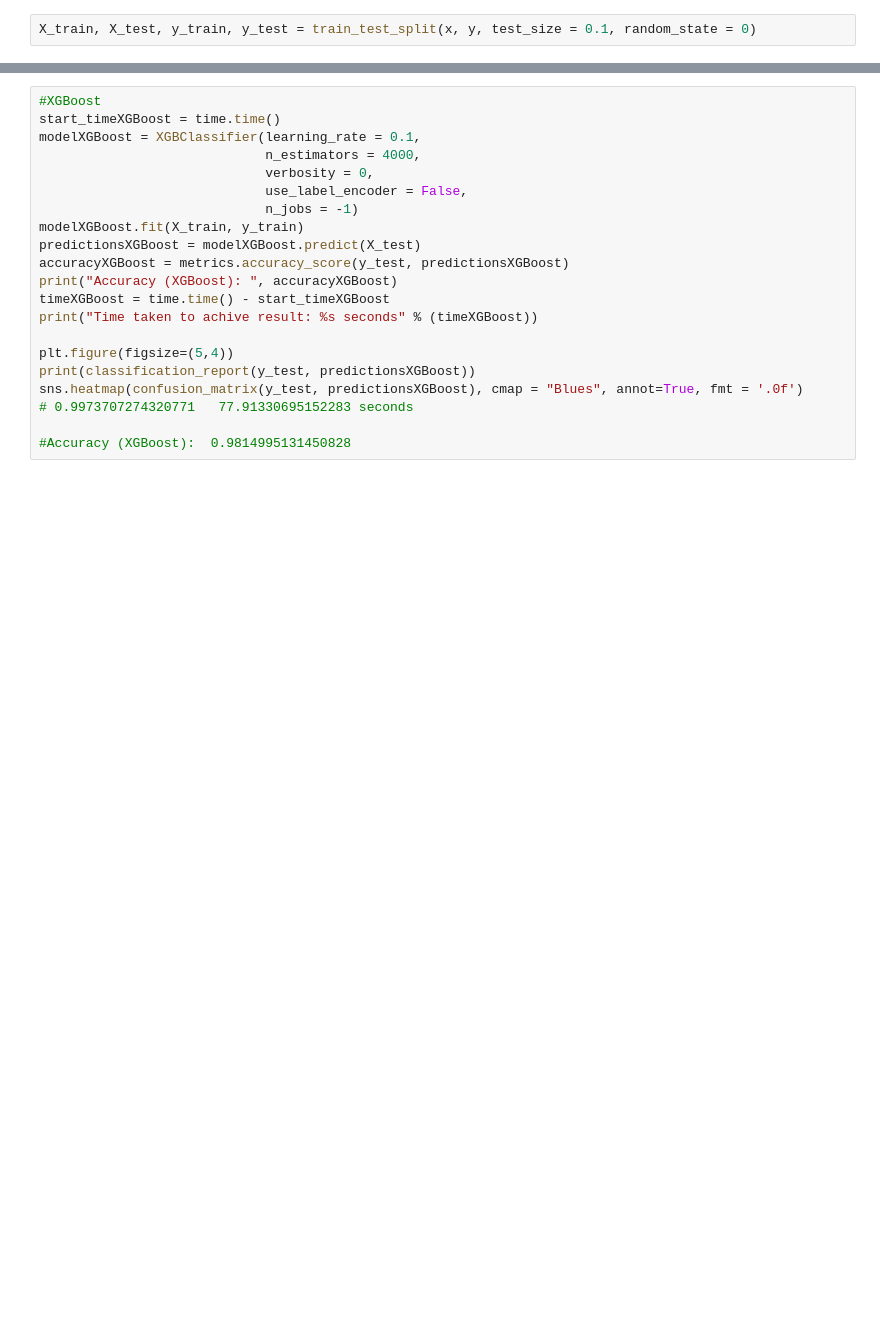
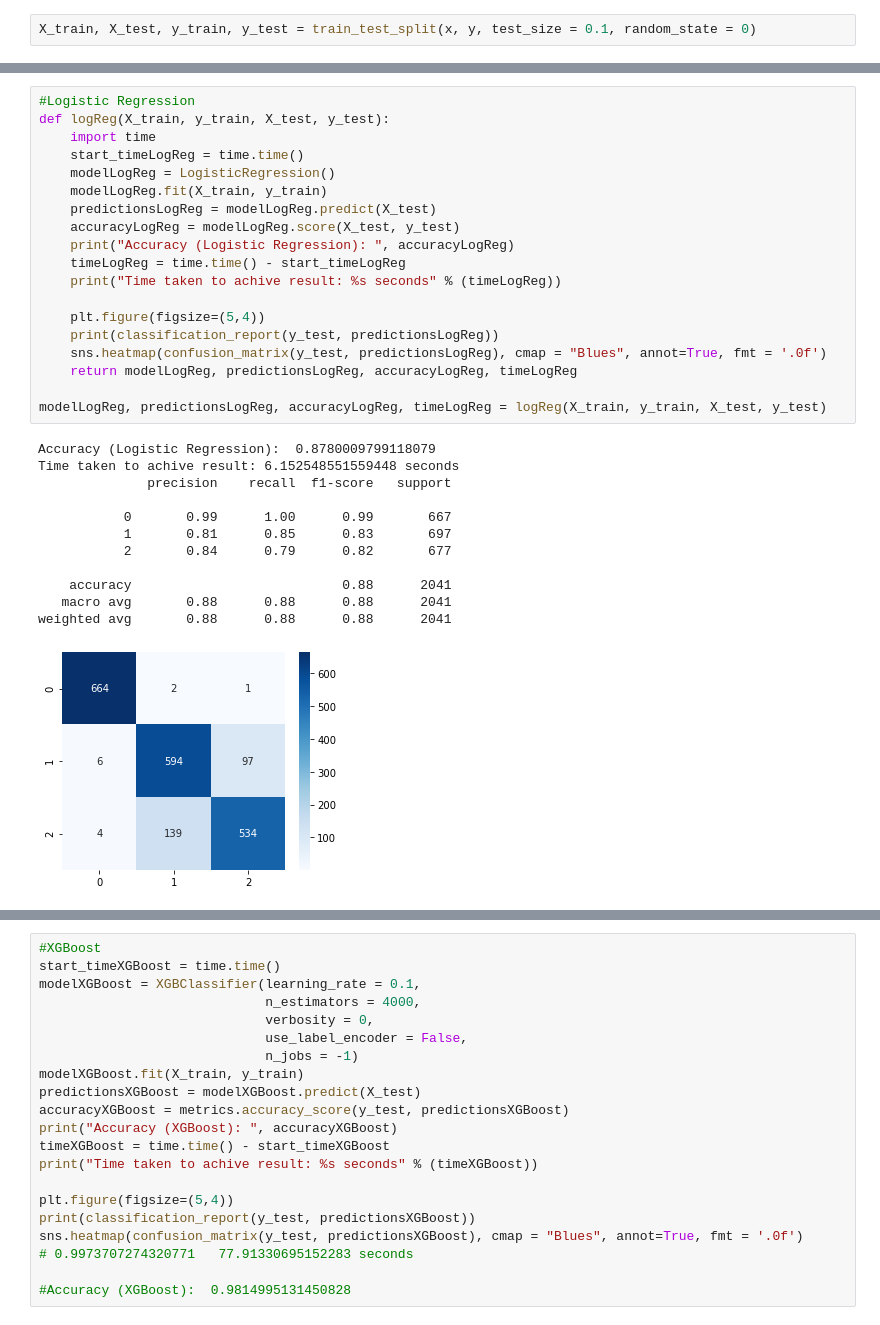
Before and after one commit to appeldaniel1998/Data-Visualization-Final-Project, a Jupyter notebook: Hand Positioning.ipynb, the cells around one changed output, grey strips where cells are left out. Drawn from its saved outputs; the diff is of its cells as text; blank space fills up the shorter version.

```diff
--- a/Hand Positioning.ipynb
+++ b/Hand Positioning.ipynb
@@ -608,0 +732,32 @@ X_train.shape
+# %%
+#Logistic Regression
+def logReg(X_train, y_train, X_test, y_test):
+    import time
+    start_timeLogReg = time.time()
+    modelLogReg = LogisticRegression()
+    modelLogReg.fit(X_train, y_train)
+    predictionsLogReg = modelLogReg.predict(X_test)
+    accuracyLogReg = modelLogReg.score(X_test, y_test)
+    print("Accuracy (Logistic Regression): ", accuracyLogReg)
+    timeLogReg = time.time() - start_timeLogReg
+    print("Time taken to achive result: %s seconds" % (timeLogReg))
+
+    plt.figure(figsize=(5,4))
+    print(classification_report(y_test, predictionsLogReg))
+    sns.heatmap(confusion_matrix(y_test, predictionsLogReg), cmap = "Blues", annot=True, fmt = '.0f')
+    return modelLogReg, predictionsLogReg, accuracyLogReg, timeLogReg
+
+modelLogReg, predictionsLogReg, accuracyLogReg, timeLogReg = logReg(X_train, y_train, X_test, y_test)
+# %% [output]
+Accuracy (Logistic Regression):  0.8780009799118079
+Time taken to achive result: 6.152548551559448 seconds
+              precision    recall  f1-score   support
+
+           0       0.99      1.00      0.99       667
+           1       0.81      0.85      0.83       697
+           2       0.84      0.79      0.82       677
+
+    accuracy                           0.88      2041
+   macro avg       0.88      0.88      0.88      2041
+weighted avg       0.88      0.88      0.88      2041
+[figure, added]
```
Also changed, not shown: parts of 59 cells of this notebook.
